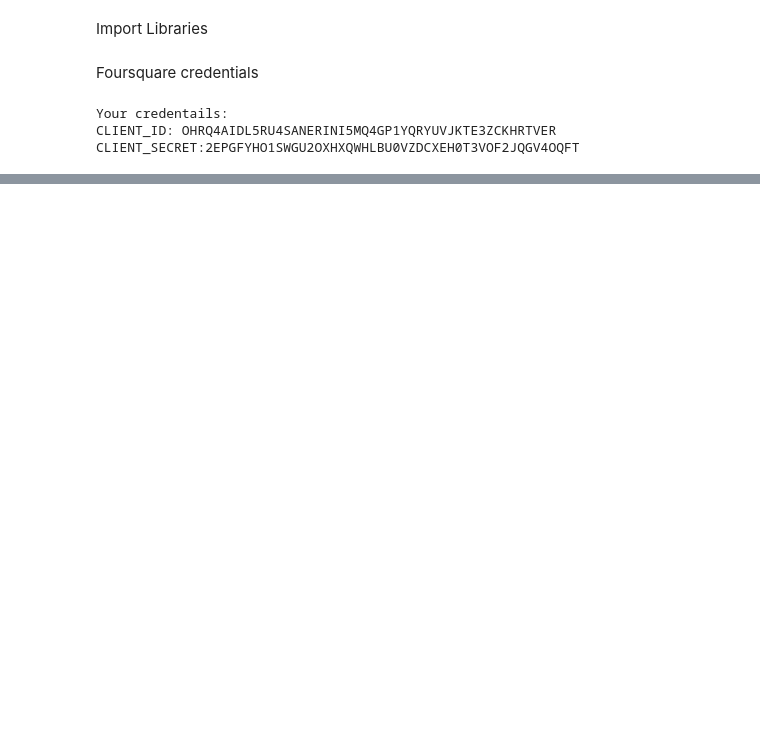
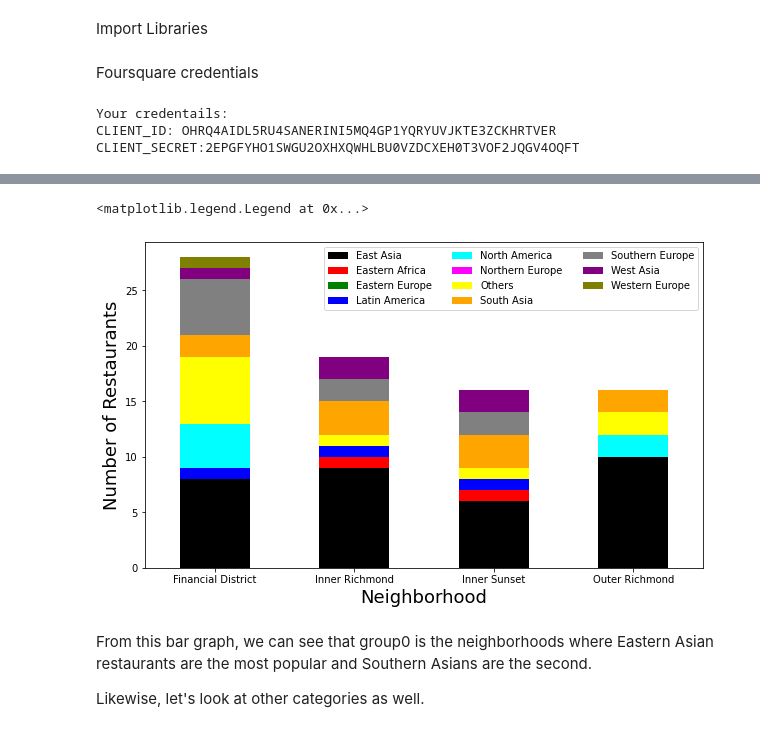
Before and after one commit to yjin1/Coursera_Capstone, a Jupyter notebook: The_Battle_of_Neighborhoods.ipynb, the cells around one changed output, grey strips where cells are left out. Drawn from its saved outputs; the diff is of its cells as text; code cells hidden in the pictures; blank space fills up the shorter version.

```diff
--- a/The_Battle_of_Neighborhoods.ipynb
+++ b/The_Battle_of_Neighborhoods.ipynb
@@ -440,0 +420,6 @@ df_LA_stat
+# %%
+kclusters = 5
+SF_cluster = SF_food_groupedbyRegion.drop('Neighborhood', 1)
+
+kmeans = KMeans(n_clusters = kclusters, random_state = 0).fit(SF_cluster)
+kmeans.labels_[0:10]
@@ -440,0 +428,4 @@ df_LA_stat
+# %%
+SF_food_groupedbyRegion.insert(1, 'Cluster Labels', kmeans.labels_)
+
+SF_food_groupedbyRegion
@@ -440,0 +452,3 @@ df_LA_stat
+# %%
+SF_group0 = SF_food_groupedbyRegion[SF_food_groupedbyRegion['Cluster Labels']==0]
+SF_group0
@@ -440,0 +461,15 @@ df_LA_stat
+# %%
+SF_group0 = SF_group0.drop('Cluster Labels', 1)
+# %%
+color_list = ['Black','red','green','blue','cyan','magenta','yellow','orange','grey','purple','olive']
+ax0 = SF_group0.plot.bar(x='Neighborhood',rot=0, stacked=True, figsize=(10,6), color=color_list)
+ax0.set_xlabel("Neighborhood", size=18)
+ax0.set_ylabel("Number of Restaurants", size=18)
+ax0.legend(loc='upper right', ncol=3)
+# %% [output]
+<matplotlib.legend.Legend at 0x...>
+[figure, added]
+# %% [markdown]
+From this bar graph, we can see that group0 is the neighborhoods where Eastern Asian restaurants are the most popular and Southern Asians are the second.
+
+Likewise, let's look at other categories as well.
```
Also changed, not shown: parts of 118 cells of this notebook.
